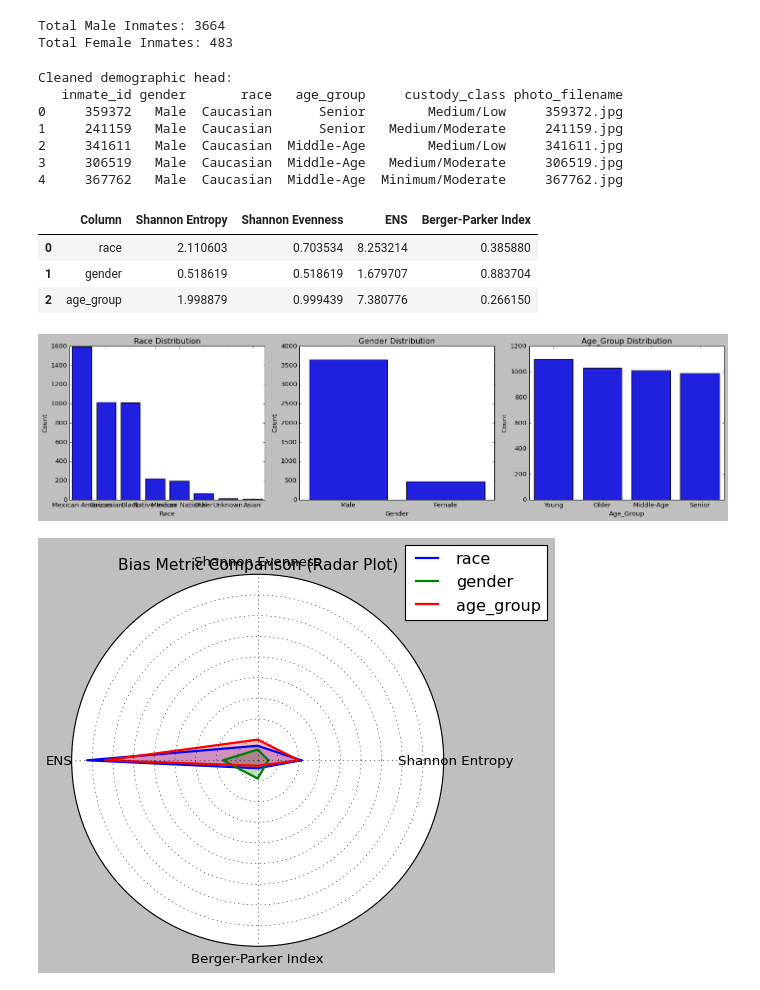
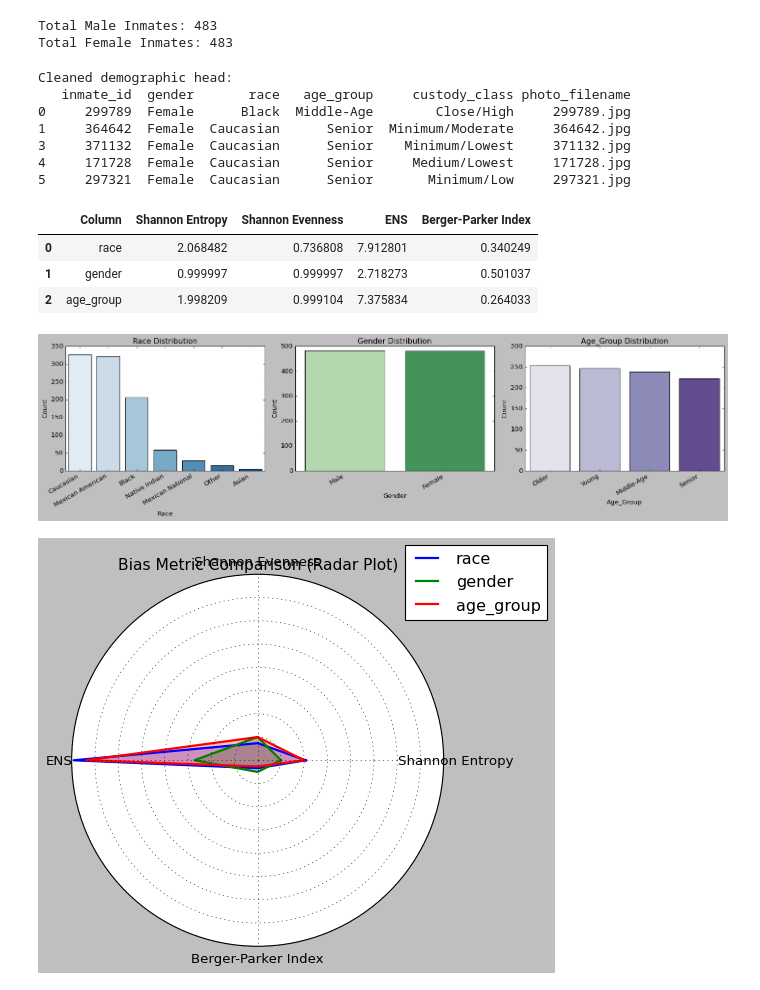
Before and after one commit to jhecken2/az_inmate_web_scraper, a Jupyter notebook: criminal_dataset_metrics.ipynb, the cells around one changed output. Cells and saved outputs as stored; diff of their text form; code cells hidden in the pictures.

Commit message:
Updating the metrics file

```diff
--- a/criminal_dataset_metrics.ipynb
+++ b/criminal_dataset_metrics.ipynb
@@ -13,11 +14,10 @@ warnings.filterwarnings('ignore')
 
 plt.style.use('classic')
 # %%
-# Code Block 2: Mount Google Drive and Set Paths
+# Mount Google Drive and Set Paths
+
 drive.mount('/content/drive')
-
-# Set base path to your shared folder
-base_path = '/content/drive/My Drive/Masters/Master\'s Spring 2025/CSE 572/Project/Data/'
+base_path = '/content/drive/My Drive/Masters/Master\'s Spring 2025/CSE 572/Project/Data_HC/'
 
 # CSV files
 csv_files = {
@@ -31,6 +31,6 @@ csv_files = {
     "work_programs": "work_programs.csv"
 }
 
-# Image path
+# Photos path
 photos_path = os.path.join(base_path, 'photos')
 # %% [output]
@@ -57,7 +57,7 @@ work_programs: (21688, 4)
 # %%
-# Code Block 3b: Count Male and Female Inmates
+# Count Male and Female Inmates
 
-# Clean gender labels (handles stray whitespace or inconsistent casing)
+# Clean gender labels
 inmates = dfs['inmates'].copy()
 inmates['gender'] = inmates['gender'].str.strip().str.title()
 
@@ -71,6 +71,6 @@ num_women = gender_counts.get('Female', 0)
 print(f"Total Male Inmates: {num_men}")
 print(f"Total Female Inmates: {num_women}")
 # %% [output]
-Total Male Inmates: 3664
+Total Male Inmates: 483
 Total Female Inmates: 483
 # %%
@@ -112,17 +112,15 @@ def cramers_v(x, y):
     kcorr = k - ((k-1)**2)/(n-1)
     return np.sqrt(phi2corr / min((kcorr - 1), (rcorr - 1)))
 # %%
-# Code Block 4: Prepare Metadata Features from inmates.csv
-
-# from bias_metrics import *
+# Prepare Metadata Features from inmates.csv
 
 # Copy core inmate info
 inmates = dfs['inmates'].copy()
 
-# Drop rows with missing critical info
+# Drop rows missing info
 inmates = inmates.dropna(subset=['gender', 'ethnic_origin', 'photo_filename'])
 
-# Convert height like "6 f 0" → inches
+# Convert height to inches
 def height_to_inches(height_str):
     try:
         feet, inches = height_str.lower().split("f")
@@ -132,12 +130,12 @@ def height_to_inches(height_str):
 
 inmates['height_in'] = inmates['height'].apply(height_to_inches)
 
-# Clean up race, gender
+# Clean up race and gender
 inmates['race'] = inmates['ethnic_origin'].str.strip().str.title()
 inmates['gender'] = inmates['gender'].str.strip().str.title()
 
-# Age: compute from DOB if available, otherwise bin using DOB inference later
-# For now we'll bin based on realistic assumption of age distribution
+# Age
+# Bin based on realistic assumption of age distribution
 inmates['age_group'] = pd.qcut(inmates['weight'], q=4, labels=['Young', 'Middle-Age', 'Older', 'Senior'])
 
 # Create a master demographic table
@@ -148,16 +146,14 @@ print("Cleaned demographic head:")
 print(demographics.head())
 # %% [output]
 Cleaned demographic head:
-   inmate_id gender       race   age_group     custody_class photo_filename
-0     359372   Male  Caucasian      Senior        Medium/Low     359372.jpg
-1     241159   Male  Caucasian      Senior   Medium/Moderate     241159.jpg
-2     341611   Male  Caucasian  Middle-Age        Medium/Low     341611.jpg
-3     306519   Male  Caucasian  Middle-Age   Medium/Moderate     306519.jpg
-4     367762   Male  Caucasian  Middle-Age  Minimum/Moderate     367762.jpg
+   inmate_id  gender       race   age_group     custody_class photo_filename
+0     299789  Female      Black  Middle-Age        Close/High     299789.jpg
+1     364642  Female  Caucasian      Senior  Minimum/Moderate     364642.jpg
+3     371132  Female  Caucasian      Senior    Minimum/Lowest     371132.jpg
+4     171728  Female  Caucasian      Senior     Medium/Lowest     171728.jpg
+5     297321  Female  Caucasian      Senior       Minimum/Low     297321.jpg
 # %%
-# Code Block 5: Compute Representational Bias Metrics
-
-# from bias_metrics import *
+# Compute Representational Bias Metrics
 
 def compute_bias_summary(df, column_name):
     entropy = shannon_entropy(df[column_name])
@@ -180,26 +176,35 @@ bias_df = pd.DataFrame(bias_results)
 display(bias_df)
 # %% [output]
 |  | Column | Shannon Entropy | Shannon Evenness | ENS | Berger-Parker Index |
-| 0 | race | 2.110603 | 0.703534 | 8.253214 | 0.385880 |
-| 1 | gender | 0.518619 | 0.518619 | 1.679707 | 0.883704 |
-| 2 | age_group | 1.998879 | 0.999439 | 7.380776 | 0.266150 |
+| 0 | race | 2.068482 | 0.736808 | 7.912801 | 0.340249 |
+| 1 | gender | 0.999997 | 0.999997 | 2.718273 | 0.501037 |
+| 2 | age_group | 1.998209 | 0.999104 | 7.375834 | 0.264033 |
 # %%
-# Code Block 6a: Bar Plots for Demographic Distributions
+#  Bar Plots for Demographic Distributions
+
+# Updated Code Block 6a: Enhanced Bar Plots
 
 fig, axs = plt.subplots(1, 3, figsize=(18, 5))
+# Different palettes for each subplot
+palette_list = ['Blues', 'Greens', 'Purples']
 
-for ax, col in zip(axs, cols_to_check):
-    sns.countplot(x=col, data=demographics, ax=ax, order=demographics[col].value_counts().index)
-    ax.set_title(f"{col.title()} Distribution")
-    ax.set_ylabel("Count")
-    ax.set_xlabel(col.title())
+for ax, col, palette in zip(axs, cols_to_check, palette_list):
+    order = demographics[col].value_counts().index
+    sns.countplot(x=col, data=demographics, ax=ax, order=order, palette=sns.color_palette(palette, len(order)))
+
+    ax.set_title(f"{col.title()} Distribution", fontsize=14)
+    ax.set_ylabel("Count", fontsize=12)
+    ax.set_xlabel(col.title(), fontsize=12)
+
+    # Rotate x-axis labels for better readability
+    ax.set_xticklabels(ax.get_xticklabels(), rotation=30, ha='right')
 
 plt.tight_layout()
 plt.show()
 # %% [output]
-[figure, old version]
+[figure, new version]
 # %%
-# Code Block 6b: Radar Plot for Bias Metrics
+# Radar Plot for Bias Metrics
 
 import matplotlib.pyplot as plt
 from math import pi
@@ -232,5 +237,5 @@ def plot_radar(bias_df):
 
 plot_radar(bias_df)
 # %% [output]
-[figure, old version]
+[figure, new version]
 # %%
```
Also changed, not shown: parts of 14 cells of this notebook.
